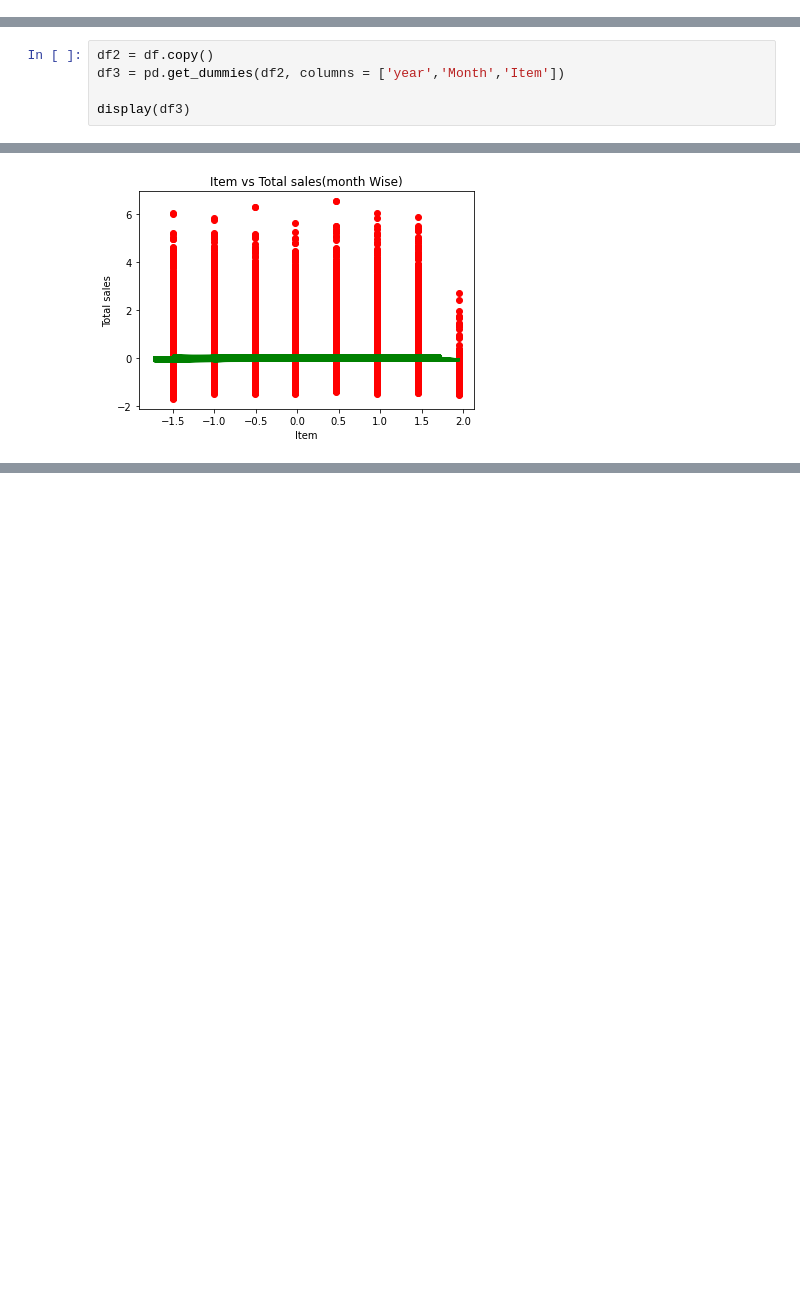
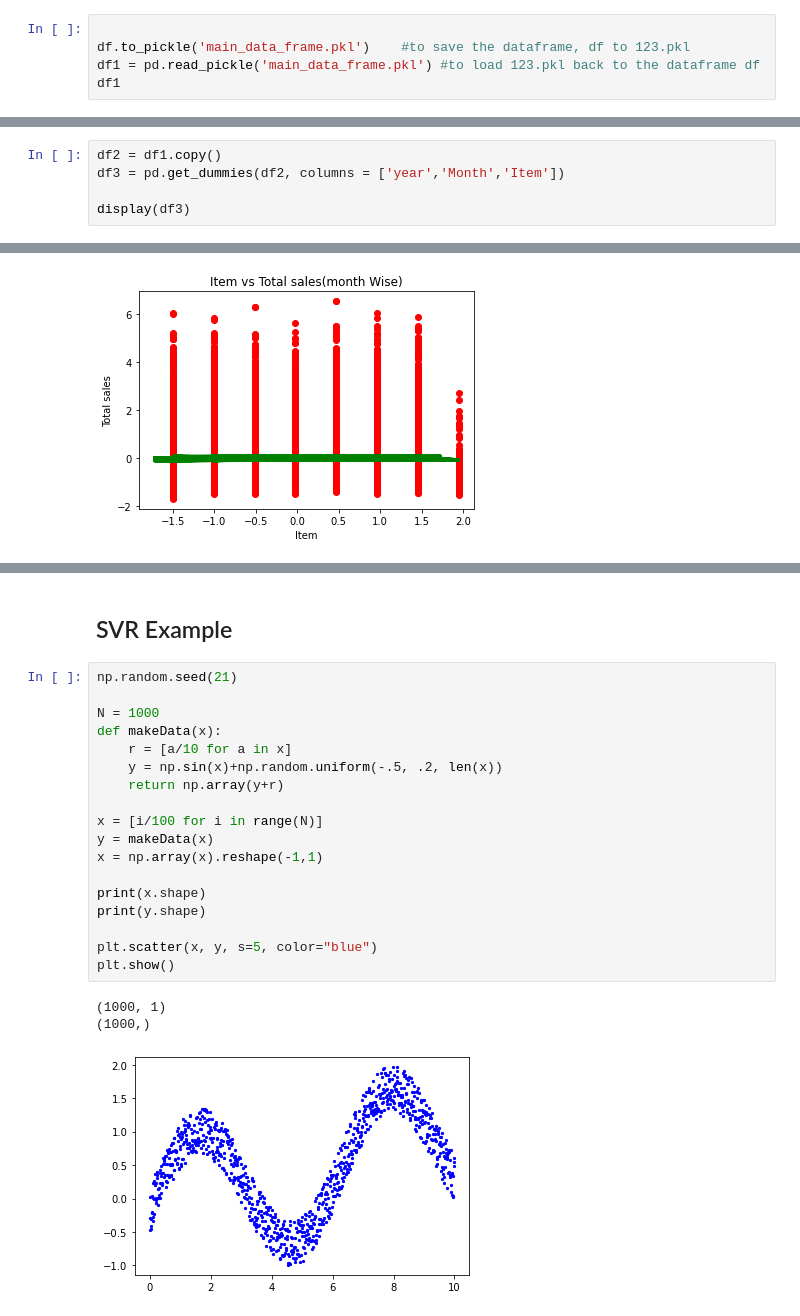
Before and after one commit to SadiaAlamChy/HDA-Tech-Learning, a Jupyter notebook: notebook/Apply_ML_Algorithm/SVM_Regression_Ecom_data.ipynb, the cells around one changed output, grey strips where cells are left out. Drawn from its saved outputs; the diff is of its cells as text; blank space fills up the shorter version.

```diff
--- a/notebook/Apply_ML_Algorithm/SVM_Regression_Ecom_data.ipynb
+++ b/notebook/Apply_ML_Algorithm/SVM_Regression_Ecom_data.ipynb
@@ -87,0 +95,5 @@ df
+# %%
+
+df.to_pickle('main_data_frame.pkl')    #to save the dataframe, df to 123.pkl
+df1 = pd.read_pickle('main_data_frame.pkl') #to load 123.pkl back to the dataframe df
+df1
@@ -90,5 +117,5 @@ df
 # %%
-df2 = df.copy()
+df2 = df1.copy()
 df3 = pd.get_dummies(df2, columns = ['year','Month','Item'])
 
 display(df3)
@@ -657,0 +489,24 @@ plot_by_two_xaxis(X1, Y1, X2, Y2, x_label_names,
+# %% [markdown]
+## SVR Example
+# %%
+np.random.seed(21)
+
+N = 1000
+def makeData(x):
+    r = [a/10 for a in x]
+    y = np.sin(x)+np.random.uniform(-.5, .2, len(x))
+    return np.array(y+r)
+
+x = [i/100 for i in range(N)]
+y = makeData(x)
+x = np.array(x).reshape(-1,1)
+
+print(x.shape)
+print(y.shape)
+
+plt.scatter(x, y, s=5, color="blue")
+plt.show()
+# %% [output]
+(1000, 1)
+(1000,)
+[figure, added]
```
Also changed, not shown: parts of 60 cells of this notebook, 3 other files.
